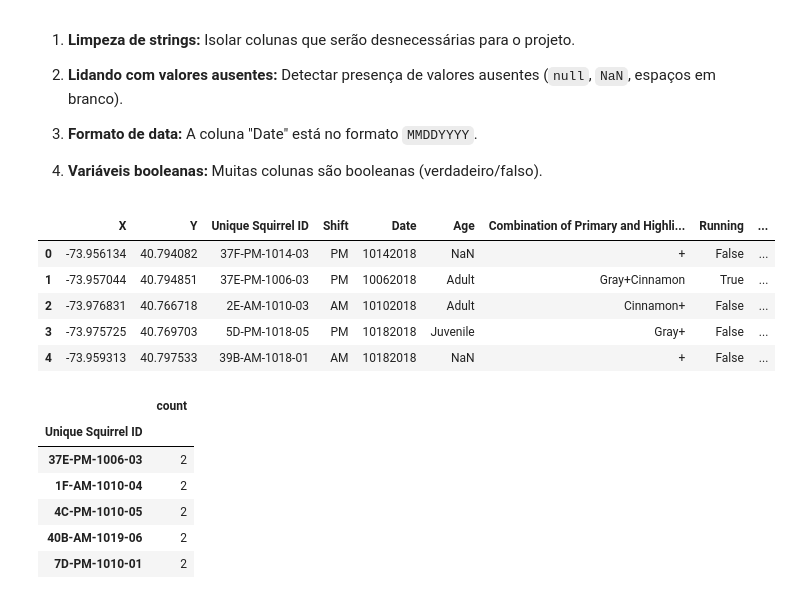
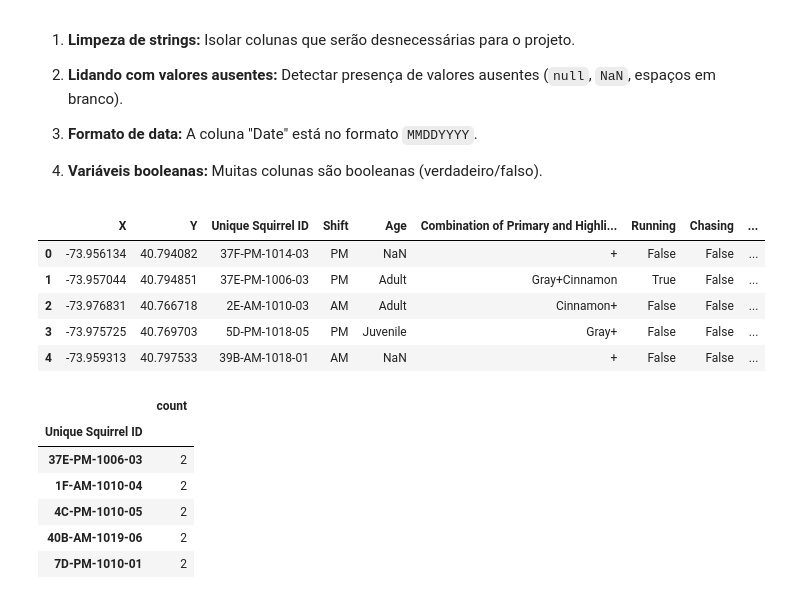
Before and after one commit to Mustasheep/Central-Park-Squirrel-Census, a Jupyter notebook: Central_Park_Squirrel_Census.ipynb, the cells around one changed output. Cells and saved outputs as stored; diff of their text form; code cells hidden in the pictures.

Commit message:
Projeto finalizado.

```diff
--- a/Central_Park_Squirrel_Census.ipynb
+++ b/Central_Park_Squirrel_Census.ipynb
@@ -53,16 +55,16 @@ squirrel_data.head()
 
 4. **Variáveis booleanas:** Muitas colunas são booleanas (verdadeiro/falso).
 # %%
-# Isolar colunas desnecessárias para o projeto a seguir e utilizar apenas o necessário.
-new_squirrel_data = squirrel_data[['X', 'Y', 'Unique Squirrel ID', 'Shift', 'Date', 'Age', 'Combination of Primary and Highlight Color', 'Running', 'Chasing', 'Climbing', 'Eating', 'Foraging']]
+# Isolar colunas desnecessárias para o projeto e utilizar apenas o necessário.
+new_squirrel_data = squirrel_data[['X', 'Y', 'Unique Squirrel ID', 'Shift', 'Age', 'Combination of Primary and Highlight Color', 'Running', 'Chasing', 'Climbing', 'Eating', 'Foraging']]
 new_squirrel_data.head()
 # %% [output]
-|  | X | Y | Unique Squirrel ID | Shift | Date | Age | Combination of Primary and Highli... | Running | ... |
-| 0 | -73.956134 | 40.794082 | 37F-PM-1014-03 | PM | 10142018 | NaN | + | False | ... |
-| 1 | -73.957044 | 40.794851 | 37E-PM-1006-03 | PM | 10062018 | Adult | Gray+Cinnamon | True | ... |
-| 2 | -73.976831 | 40.766718 | 2E-AM-1010-03 | AM | 10102018 | Adult | Cinnamon+ | False | ... |
-| 3 | -73.975725 | 40.769703 | 5D-PM-1018-05 | PM | 10182018 | Juvenile | Gray+ | False | ... |
-| 4 | -73.959313 | 40.797533 | 39B-AM-1018-01 | AM | 10182018 | NaN | + | False | ... |
+|  | X | Y | Unique Squirrel ID | Shift | Age | Combination of Primary and Highli... | Running | Chasing | ... |
+| 0 | -73.956134 | 40.794082 | 37F-PM-1014-03 | PM | NaN | + | False | False | ... |
+| 1 | -73.957044 | 40.794851 | 37E-PM-1006-03 | PM | Adult | Gray+Cinnamon | True | False | ... |
+| 2 | -73.976831 | 40.766718 | 2E-AM-1010-03 | AM | Adult | Cinnamon+ | False | False | ... |
+| 3 | -73.975725 | 40.769703 | 5D-PM-1018-05 | PM | Juvenile | Gray+ | False | False | ... |
+| 4 | -73.959313 | 40.797533 | 39B-AM-1018-01 | AM | NaN | + | False | False | ... |
 # %%
 # Renomeando a coluna "Combination of Primary and Highlight Color" para um nome mais curto e removendo linhas com "+"
 new_squirrel_data = new_squirrel_data.loc[new_squirrel_data['Combination of Primary and Highlight Color'] != '+']
```
Also changed, not shown: parts of 11 cells of this notebook.
